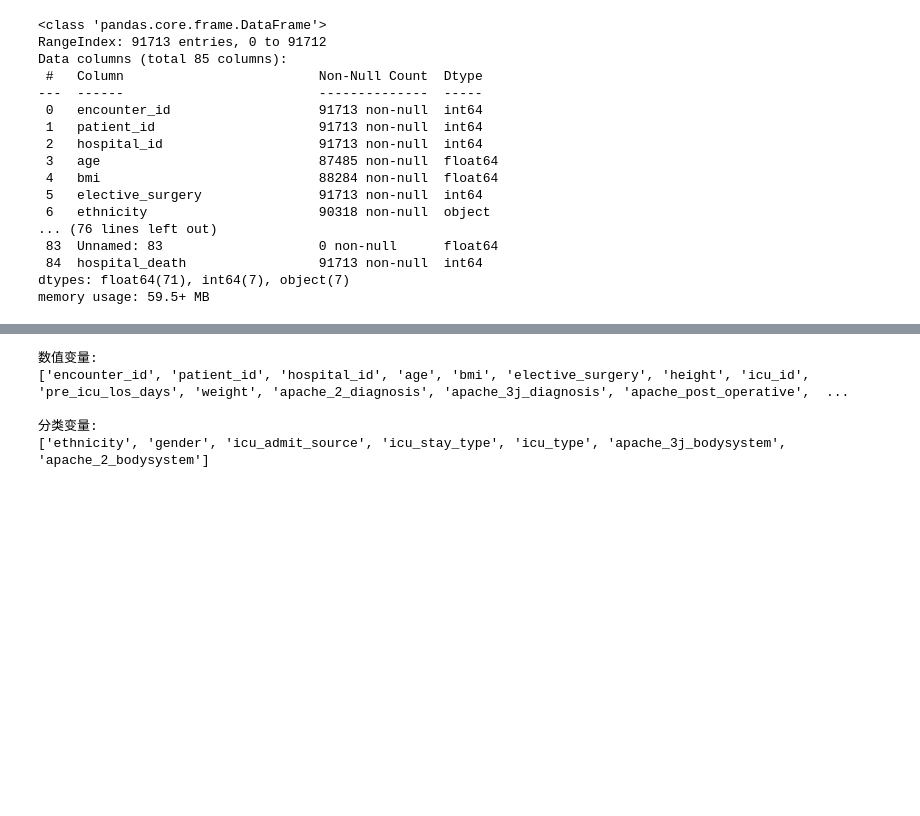
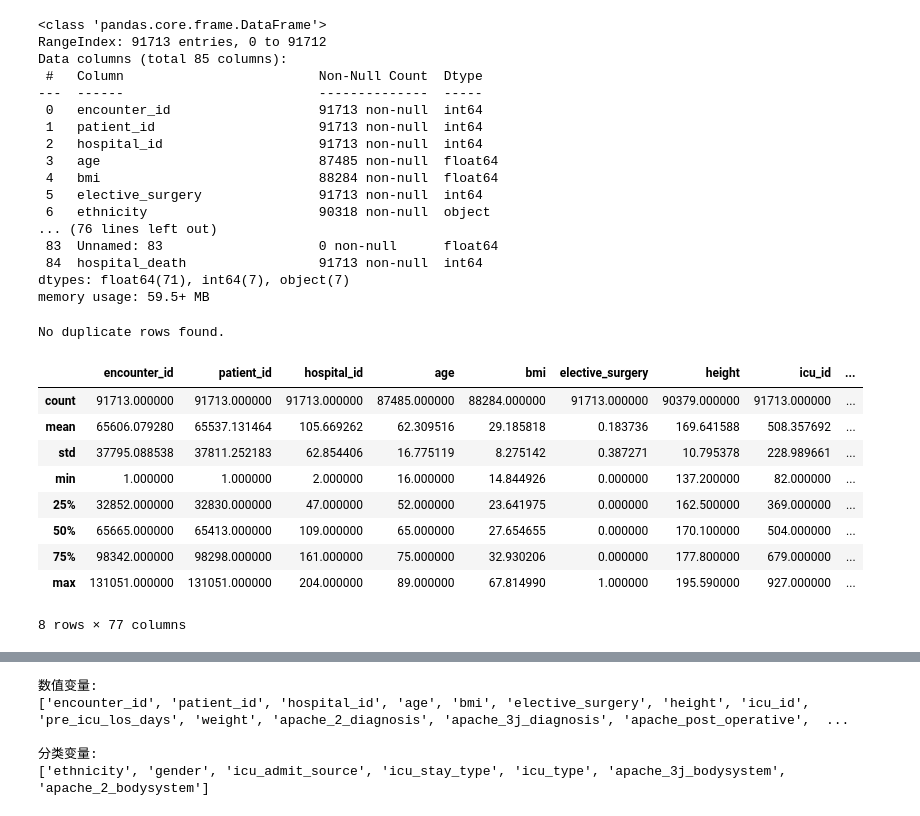
Before and after one commit to Delysid749/Patient-Survival-Prediction, a Jupyter notebook: src/notebook/EDA.ipynb, the cells around one changed output, grey strips where cells are left out. Cells and saved outputs as stored; diff of their text form; code cells hidden in the pictures; blank space fills up the shorter version.

```diff
--- a/src/notebook/EDA.ipynb
+++ b/src/notebook/EDA.ipynb
@@ -35,3 +35,21 @@ Data columns (total 85 columns):
  84  hospital_death                 91713 non-null  int64
 dtypes: float64(71), int64(7), object(7)
 memory usage: 59.5+ MB
+# %%
+df.drop(["Unnamed: 83"],axis=1,inplace=True)
+duplicate_rows = df[df.duplicated()]
+if duplicate_rows.empty:
+    print("No duplicate rows found.")
+df.describe()
+# %% [output]
+No duplicate rows found.
+|  | encounter_id | patient_id | hospital_id | age | bmi | elective_surgery | height | icu_id | ... |
+| count | 91713.000000 | 91713.000000 | 91713.000000 | 87485.000000 | 88284.000000 | 91713.000000 | 90379.000000 | 91713.000000 | ... |
+| mean | 65606.079280 | 65537.131464 | 105.669262 | 62.309516 | 29.185818 | 0.183736 | 169.641588 | 508.357692 | ... |
+| std | 37795.088538 | 37811.252183 | 62.854406 | 16.775119 | 8.275142 | 0.387271 | 10.795378 | 228.989661 | ... |
+| min | 1.000000 | 1.000000 | 2.000000 | 16.000000 | 14.844926 | 0.000000 | 137.200000 | 82.000000 | ... |
+| 25% | 32852.000000 | 32830.000000 | 47.000000 | 52.000000 | 23.641975 | 0.000000 | 162.500000 | 369.000000 | ... |
+| 50% | 65665.000000 | 65413.000000 | 109.000000 | 65.000000 | 27.654655 | 0.000000 | 170.100000 | 504.000000 | ... |
+| 75% | 98342.000000 | 98298.000000 | 161.000000 | 75.000000 | 32.930206 | 0.000000 | 177.800000 | 679.000000 | ... |
+| max | 131051.000000 | 131051.000000 | 204.000000 | 89.000000 | 67.814990 | 1.000000 | 195.590000 | 927.000000 | ... |
+8 rows × 77 columns
```
Also changed, not shown: parts of 3 cells of this notebook, 3 other files.
